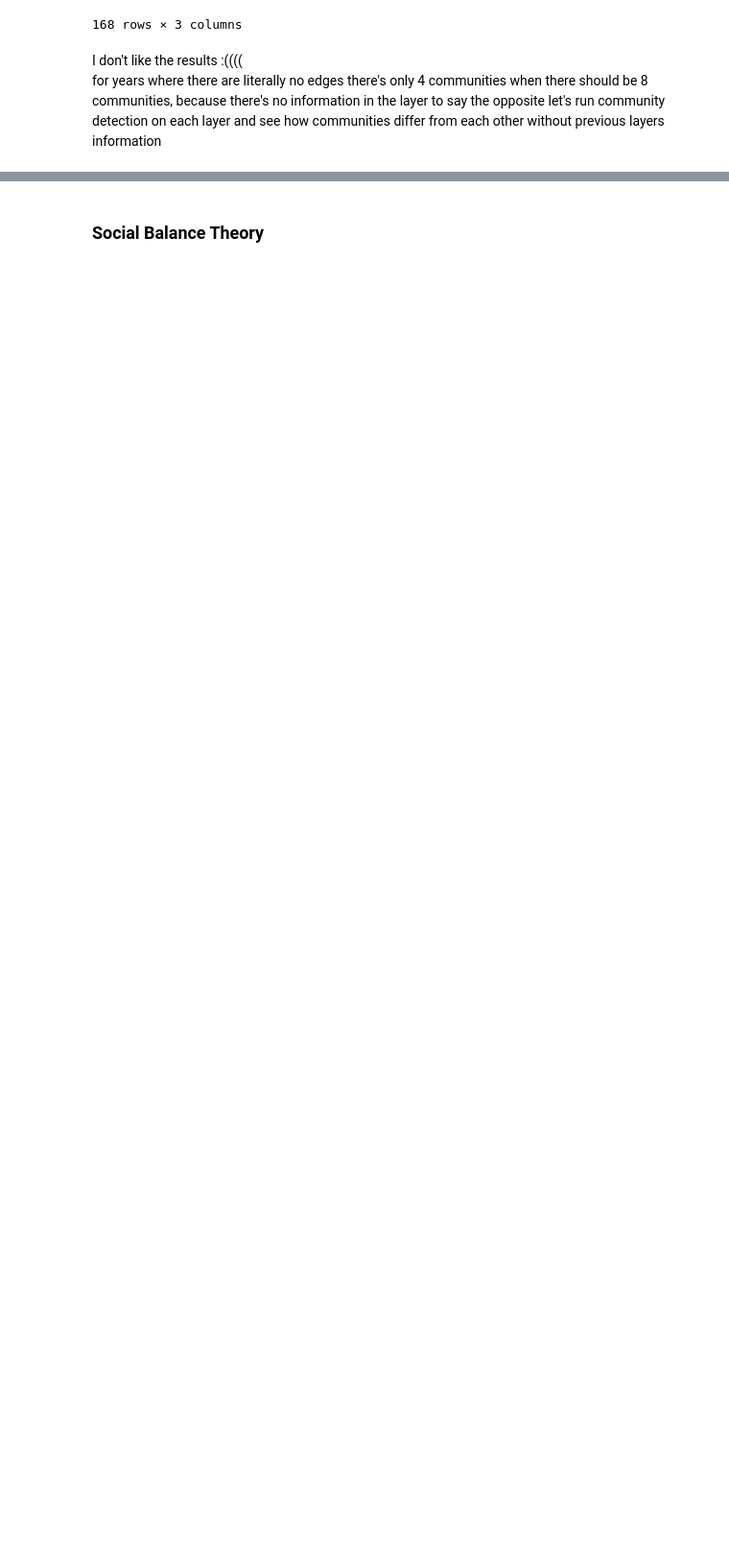
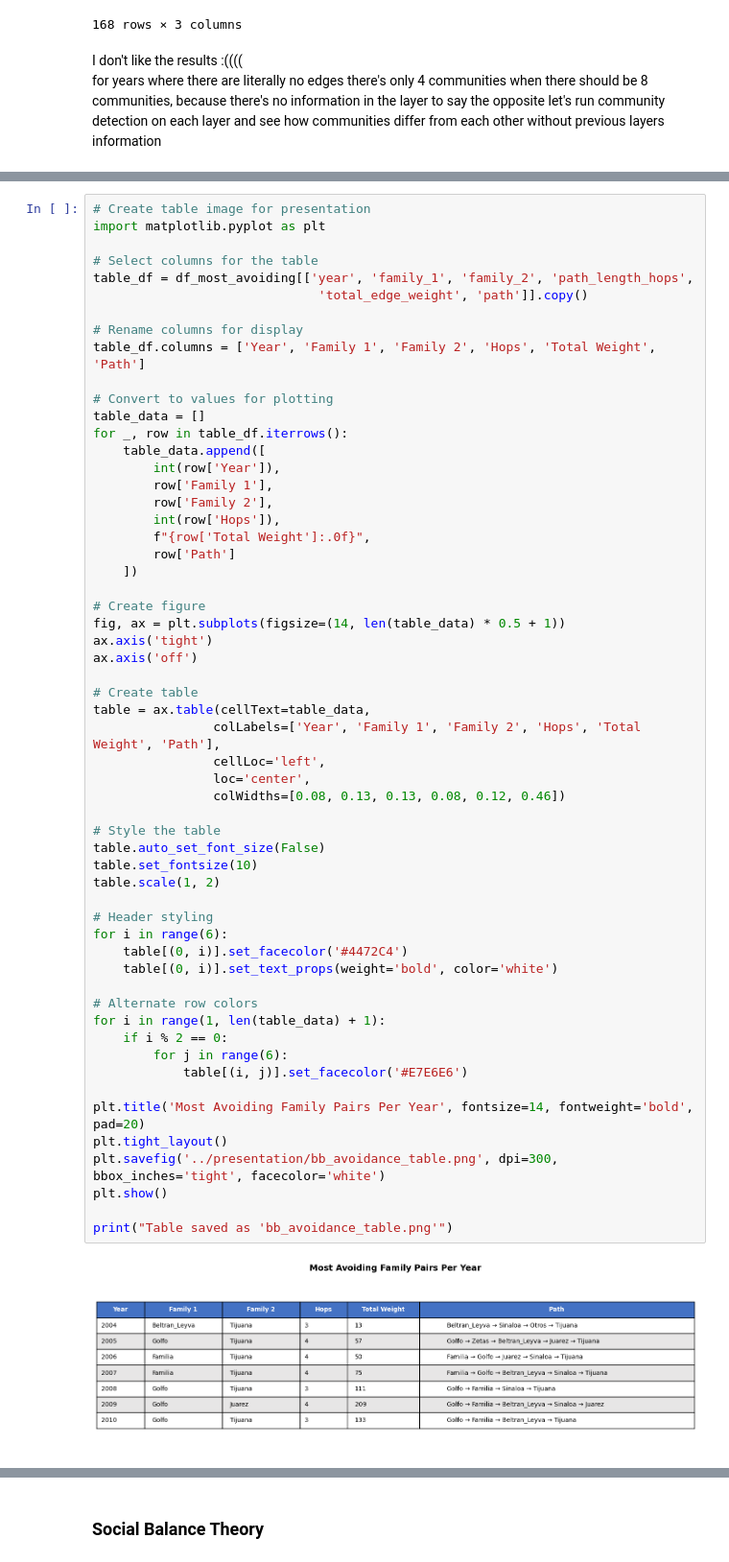
Before and after one commit to jan-cardell/networks_project, a Jupyter notebook: backboning/cartel_proj_bb.ipynb, the cells around one changed output, grey strips where cells are left out. Shown at 96% size. Drawn from its saved outputs; the diff is of its cells as text; blank space fills up the shorter version.

```diff
--- a/backboning/cartel_proj_bb.ipynb
+++ b/backboning/cartel_proj_bb.ipynb
@@ -1369,0 +1610,59 @@ let's run community detection on each layer and see how communities differ from
+# %%
+# Create table image for presentation
+import matplotlib.pyplot as plt
+
+# Select columns for the table
+table_df = df_most_avoiding[['year', 'family_1', 'family_2', 'path_length_hops',
+                              'total_edge_weight', 'path']].copy()
+
+# Rename columns for display
+table_df.columns = ['Year', 'Family 1', 'Family 2', 'Hops', 'Total Weight', 'Path']
+
+# Convert to values for plotting
+table_data = []
+for _, row in table_df.iterrows():
+    table_data.append([
+        int(row['Year']),
+        row['Family 1'],
+        row['Family 2'],
+        int(row['Hops']),
+        f"{row['Total Weight']:.0f}",
+        row['Path']
+    ])
+
+# Create figure
+fig, ax = plt.subplots(figsize=(14, len(table_data) * 0.5 + 1))
+ax.axis('tight')
+ax.axis('off')
+
+# Create table
+table = ax.table(cellText=table_data,
+                colLabels=['Year', 'Family 1', 'Family 2', 'Hops', 'Total Weight', 'Path'],
+                cellLoc='left',
+                loc='center',
+                colWidths=[0.08, 0.13, 0.13, 0.08, 0.12, 0.46])
+
+# Style the table
+table.auto_set_font_size(False)
+table.set_fontsize(10)
+table.scale(1, 2)
+
+# Header styling
+for i in range(6):
+    table[(0, i)].set_facecolor('#4472C4')
+    table[(0, i)].set_text_props(weight='bold', color='white')
+
+# Alternate row colors
+for i in range(1, len(table_data) + 1):
+    if i % 2 == 0:
+        for j in range(6):
+            table[(i, j)].set_facecolor('#E7E6E6')
+
+plt.title('Most Avoiding Family Pairs Per Year', fontsize=14, fontweight='bold', pad=20)
+plt.tight_layout()
+plt.savefig('../presentation/bb_avoidance_table.png', dpi=300, bbox_inches='tight', facecolor='white')
+plt.show()
+
+print("Table saved as 'bb_avoidance_table.png'")
+# %% [output]
+[figure, added]
```
Also changed, not shown: parts of 9 cells of this notebook, 2 other files.
